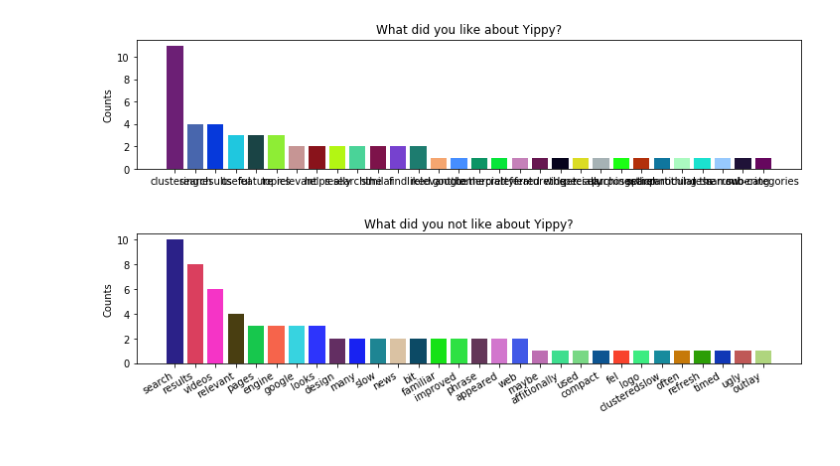
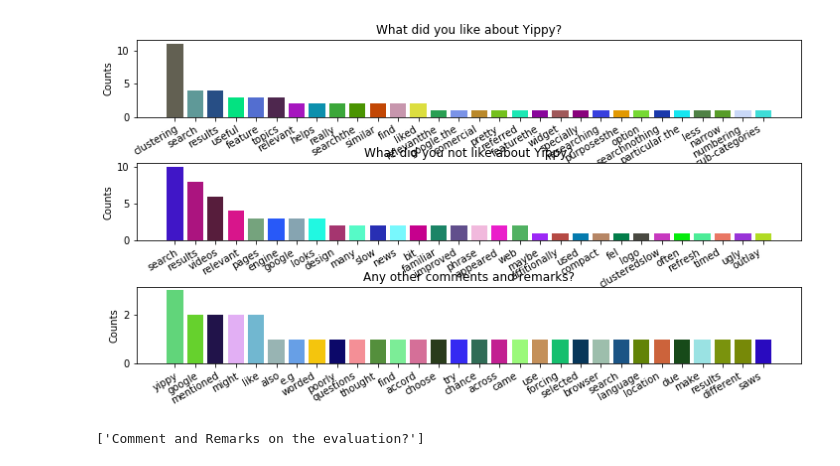
Before and after one commit to animaviridis/evaluation_of_ai, a Jupyter notebook: comments.ipynb, the cells around one changed output. Cells and saved outputs as stored; diff of their text form; code cells hidden in the pictures.

Commit message:
Comment analysis plots for all comments

```diff
--- a/comments.ipynb
+++ b/comments.ipynb
@@ -16,8 +18,12 @@ keys['remarks_yippy']
 # %%
-word_counts = [aux.count_words(main_data, label=label) for label in keys['remarks_yippy']]
+word_counts = [aux.count_words(main_data, label=label) for label in keys['remarks_yippy'][]]
 # %%
 fig = plots.make_plot(word_counts, counted=True, kind='bar', fig_kwargs=dict(figsize=(12,6)), limit=30, break_labels=False,
                      nrows=3, sharex=False)
-fig.subplots_adjust(hspace=0.5)
+fig.subplots_adjust(hspace=0.6)
 # %% [output]
-[figure, old version]
+[figure, new version]
+# %%
+keys['remarks_eval']
+# %% [output]
+['Comment and Remarks on the evaluation?']
```
Also changed, not shown: parts of 2 cells of this notebook, 2 other files.
